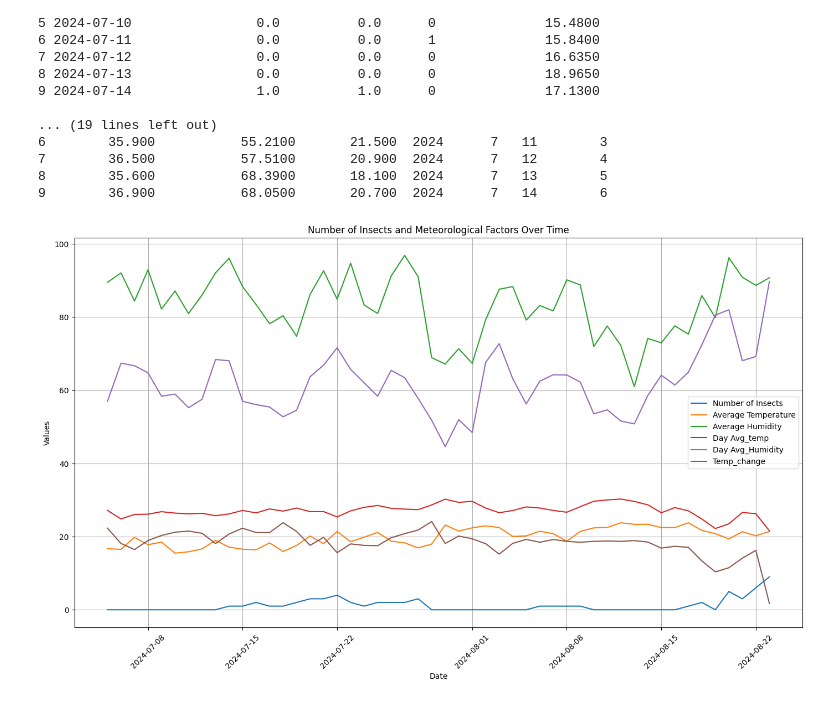
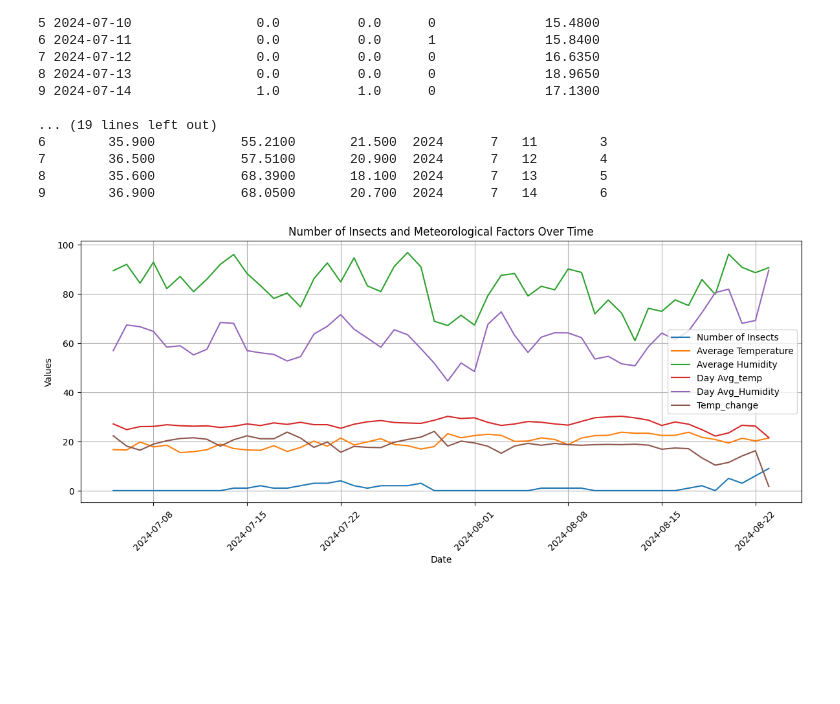
Before and after one commit to raz0208/Agritech-Pest-Prediction, a Jupyter notebook: Agritech_Pest_Prediction_ARIMAX_TSA.ipynb, the cells around one changed output. Cells and saved outputs as stored; diff of their text form; code cells hidden in the pictures; blank space fills up the shorter version.

```diff
--- a/Agritech_Pest_Prediction_ARIMAX_TSA.ipynb
+++ b/Agritech_Pest_Prediction_ARIMAX_TSA.ipynb
@@ -116,26 +116,26 @@ aggregated_df.set_index("Date", inplace=True)
 # %%
 # Features to plot
 features_to_plot = [
     'Number of Insects',
     'Average Temperature',
     'Average Humidity',
     'Day Avg_temp',
     'Day Avg_Humidity',
     'Temp_change'
 ]
 
 # Plotting
-plt.figure(figsize=(14, 8))
+plt.figure(figsize=(12, 5))
 for feature in features_to_plot:
     plt.plot(aggregated_df.index, aggregated_df[feature], label=feature)
 
 plt.title("Number of Insects and Meteorological Factors Over Time")
 plt.xlabel("Date")
 plt.ylabel("Values")
 plt.legend()
 plt.grid(True)
 plt.tight_layout()
 plt.xticks(rotation=45)
 plt.show()
 # %% [output]
-[figure, old version]
+[figure, new version]
```
Also changed, not shown: parts of 1 cell of this notebook.
